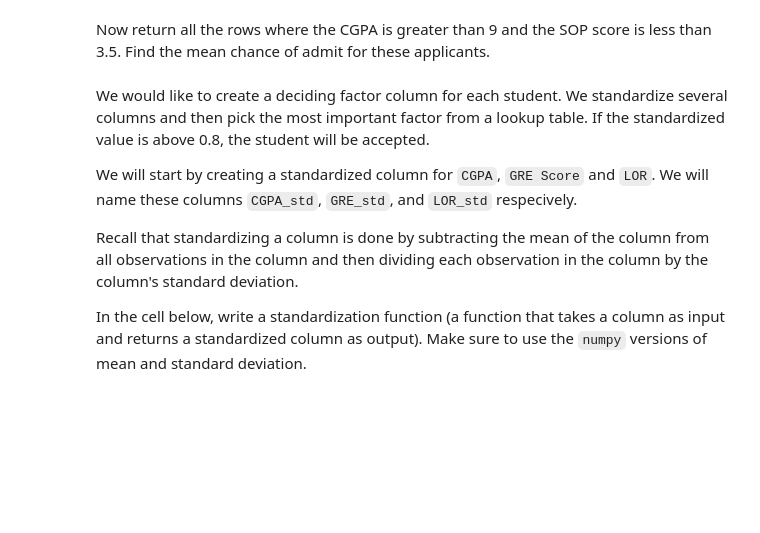
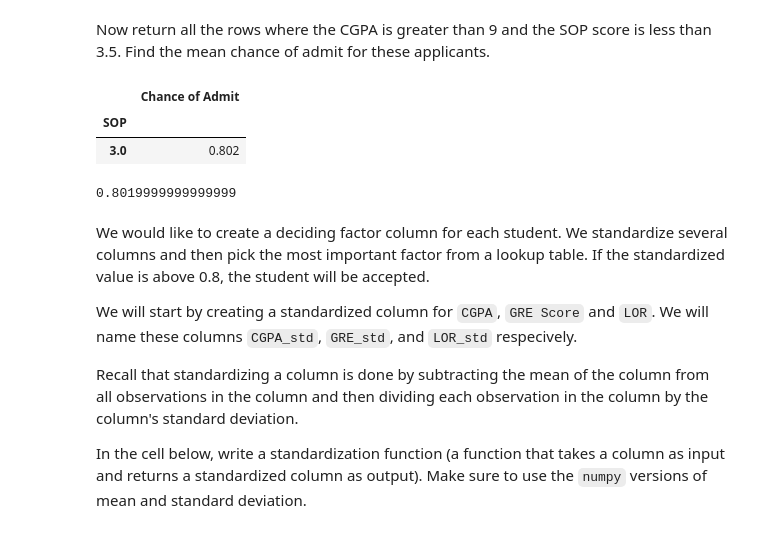
Before and after one commit to ta-data-lis/lab-advanced-pandas, a Jupyter notebook: your-code/main.ipynb, the cells around one changed output. Cells and saved outputs as stored; diff of their text form; code cells hidden in the pictures; blank space fills up the shorter version.

```diff
--- a/your-code/main.ipynb
+++ b/your-code/main.ipynb
@@ -153,3 +166,19 @@ Now return all the rows where the CGPA is greater than 9 and the SOP score is le
+# %%
+# your code here
+CGPA_SOP = admissions[(admissions['CGPA'] > 9) & (admissions['SOP'] < 3.5)]
+CGPA_SOP
+
+# Chance of admit's mean for the whole group
+CGPA_SOP.groupby('SOP').agg({'Chance of Admit': 'mean'})
+# %% [output]
+|  | Chance of Admit |
+| SOP |  |
+| 3.0 | 0.802 |
+# %%
+# Found out I can also do it like this
+admissions[(admissions['CGPA'] > 9) & (admissions['SOP'] < 3.5)]['Chance of Admit'].mean()
+# %% [output]
+0.8019999999999999
 # %% [markdown]
 We would like to create a deciding factor column for each student. We standardize several columns and then pick the most important factor from a lookup table. If the standardized value is above 0.8, the student will be accepted.
 
```
Also changed, not shown: parts of 18 cells of this notebook.
